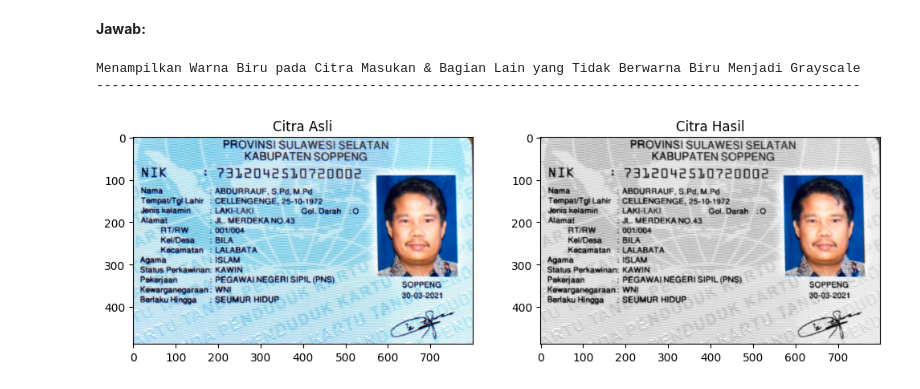
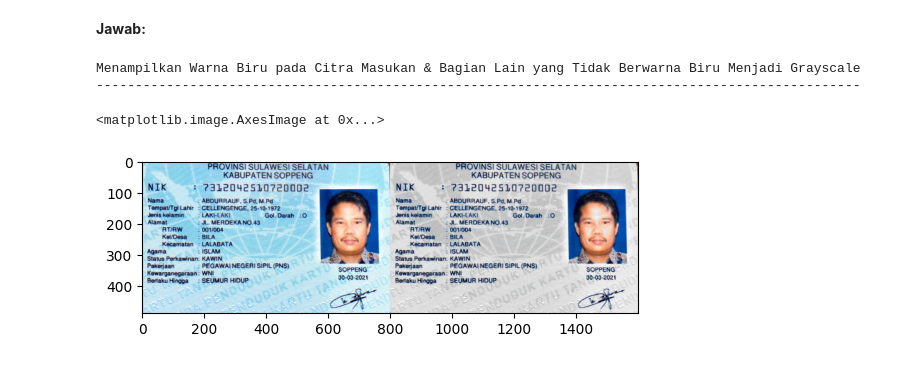
Before and after one commit to lailatulbadriyah24/2141720036-PCVK-2023, a Jupyter notebook: Week03.ipynb, the cells around one changed output. Drawn from its saved outputs; the diff is of its cells as text; code cells hidden in the pictures.

```diff
--- a/Week03.ipynb
+++ b/Week03.ipynb
@@ -226,40 +226,27 @@ Transformasi Grayscale Luminance
 5. Tampilkanlah warna tertentu pada citra, dan ubah warna lain menjadi grayscale. Misal, tampilkan warna biru pada citra masukan dan ubah bagian lain yang tidak berwarna biru menjadi grayscale.
 # %% [markdown]
 **Jawab:**
-# %%
-print('Menampilkan Warna Biru pada Citra Masukan & Bagian Lain yang Tidak Berwarna Biru Menjadi Grayscale')
-print('--------------------------------------------------------------------------------------------------')
-
-base_img = cv.imread('/content/drive/MyDrive/PCVK/ktp.jpeg') # membaca image
-
-x1, y1 = 570, 90 # menentukan titik koordinat
-x2, y2 = 760, 330 # menentukan titik koordinat
-
-# menggunakan formula luminance
-grayscale_image = np.zeros(base_img.shape, base_img.dtype)
-for y in range(base_img.shape[0]):
-    for x in range(base_img.shape[1]):
-        pixel_value = base_img[y, x]
-
-        # mengecek apakah piksel berada dalam area yang ingin dipertahankan
-        if x1 <= x <= x2 and y1 <= y <= y2:
-            grayscale_image[y, x] = pixel_value
-        else:
-            grayscale_value = 0.21 * pixel_value[2] + 0.72 * pixel_value[1] + 0.07 * pixel_value[0]
-            grayscale_image[y, x] = [grayscale_value, grayscale_value, grayscale_value]
-
-# menampilkan citra asli dan citra hasilnya berdampingan
-plt.figure(figsize=(12, 6))
-
-plt.subplot(1, 2, 1)
-plt.title('Citra Asli')
-plt.imshow(cv2.cvtColor(base_img, cv2.COLOR_BGR2RGB))
-
-plt.subplot(1, 2, 2)
-plt.title('Citra Hasil')
-plt.imshow(cv2.cvtColor(grayscale_image, cv2.COLOR_BGR2RGB))
-plt.show()
-# %% [output]
-Menampilkan Warna Biru pada Citra Masukan & Bagian Lain yang Tidak Berwarna Biru Menjadi Grayscale
---------------------------------------------------------------------------------------------------
-[figure, removed]
+# %%
+print('Menampilkan Warna Biru pada Citra Masukan & Bagian Lain yang Tidak Berwarna Biru Menjadi Grayscale')
+print('--------------------------------------------------------------------------------------------------')
+
+base_img = cv.imread('/content/drive/MyDrive/PCVK/ktp.jpeg') # membaca image
+base_img = cv.cvtColor(base_img, cv.COLOR_BGR2RGB) # merubah color dari BGR ke RBG
+
+grayscale = np.zeros(base_img.shape, base_img.dtype) # membuat array dengan range yang sama dengan gambar
+
+for y in range(base_img.shape[0]):
+  for x in range(base_img.shape[1]):
+    R, G, B = base_img[y, x] # menguraikan warna RGB
+    if (R >= 0 and R <= 255) and (G >= 0 and G <= 220) and (B >= 0 and B <= 200): # jika RGB masih dalam range warna merah
+      grayscale[y, x] = base_img[y, x] # warna tetap
+    else:
+      grayscale[y, x] = np.mean(base_img[y, x]) # menjadikan warna grayscale
+
+final_blue_color = cv.hconcat((base_img, grayscale)) # menggabungkan 2 gambar menjadi 1
+plt.imshow(final_blue_color) # menampilkan gambar
+# %% [output]
+Menampilkan Warna Biru pada Citra Masukan & Bagian Lain yang Tidak Berwarna Biru Menjadi Grayscale
+--------------------------------------------------------------------------------------------------
+<matplotlib.image.AxesImage at 0x...>
+[figure, added]
```
